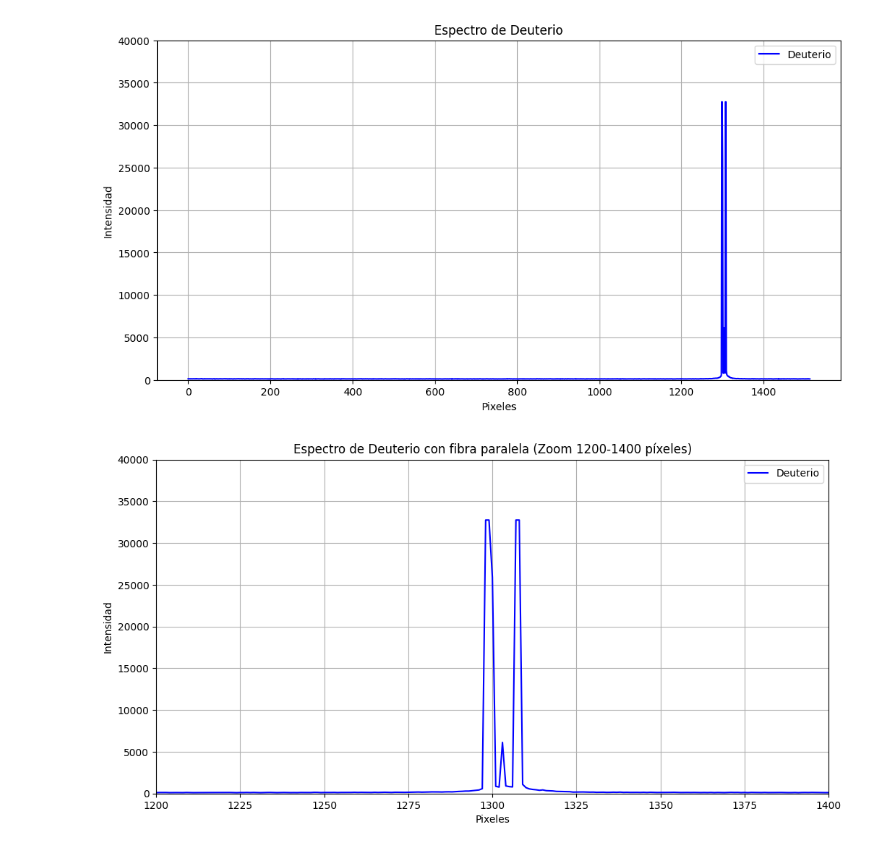
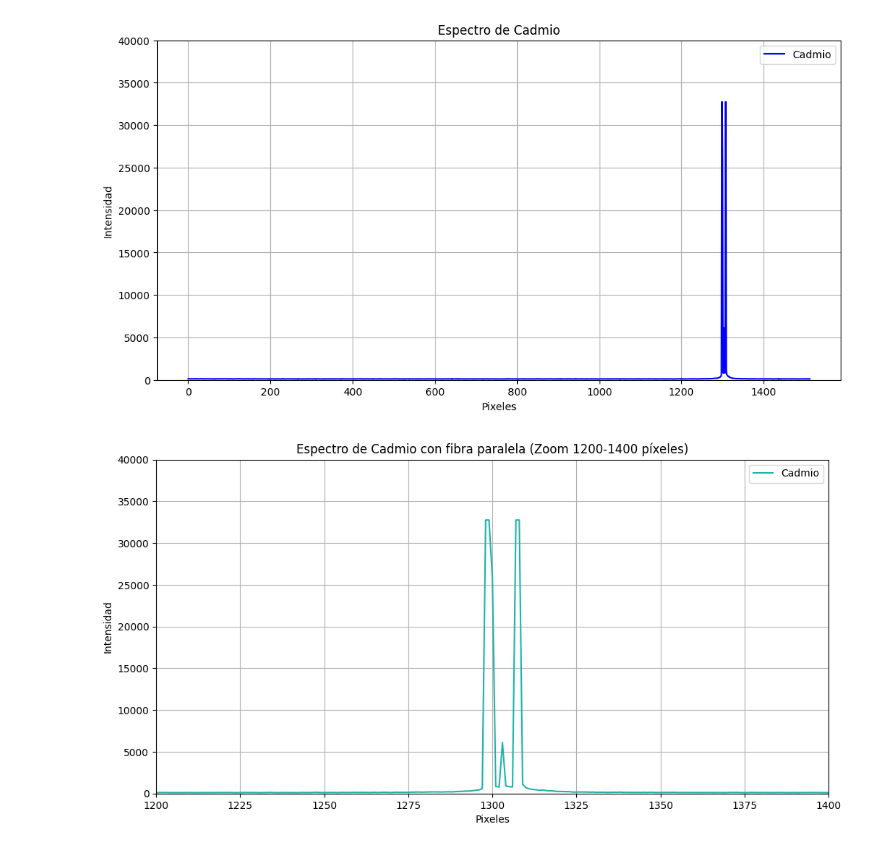
Before and after one commit to KateT840/Lab_moderna_con_Emma, a Jupyter notebook: Lab4/Laboratorio_zeeman.ipynb, the cells around one changed output. Drawn from its saved outputs; the diff is of its cells as text; code cells hidden in the pictures.

```diff
--- a/Lab4/Laboratorio_zeeman.ipynb
+++ b/Lab4/Laboratorio_zeeman.ipynb
@@ -151,19 +150,19 @@ plt.show()
 # %%
 # Leer archivo
 df_3 = pd.read_csv(file_3, sep="\s+", header=None, names=["x","y"])
 
 # Graficar
 plt.figure(figsize=(12,6))
-plt.plot(df_3["x"], df_3["y"], label="Deuterio", color="blue")
+plt.plot(df_3["x"], df_3["y"], label="Cadmio", color="lightseagreen")
 
 plt.xlabel("Pixeles")
 plt.ylabel("Intensidad")
-plt.title("Espectro de Deuterio con fibra paralela (Zoom 1200-1400 píxeles)")
+plt.title("Espectro de Cadmio con fibra paralela (Zoom 1200-1400 píxeles)")
 plt.legend()
 plt.grid(True)
 plt.ylim(0, 40000)       # Mantener límite de intensidad
 plt.xlim(1200, 1400)    # Zoom en los píxeles 1200 a 1400
-plt.savefig("Deuterio_zoom.png", dpi=300)
+plt.savefig("Cadmio_zoom.png", dpi=300)
 plt.show()
 # %% [output]
-[figure, old version]
+[figure, new version]
```
Also changed, not shown: parts of 2 cells of this notebook.
